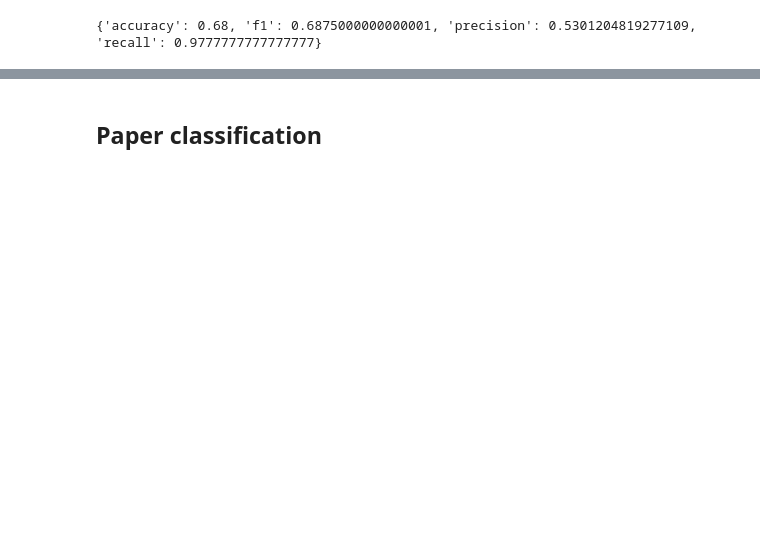
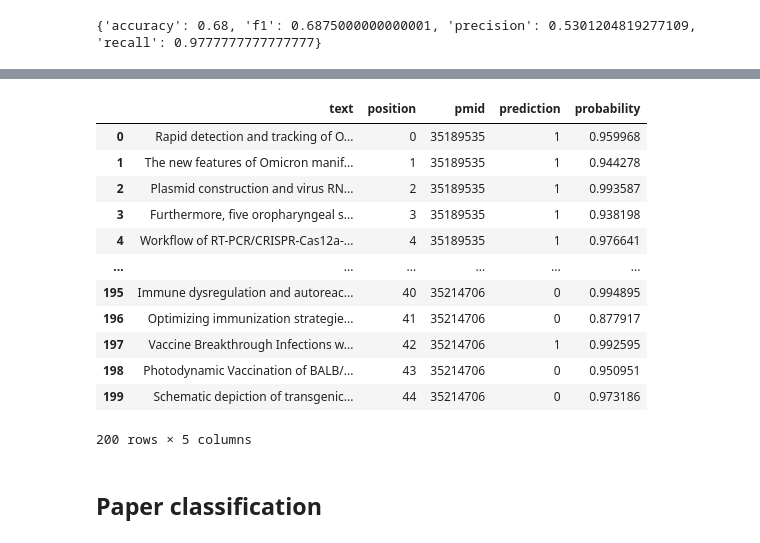
Before and after one commit to davidhy8/viriation, a Jupyter notebook: notebook/pipeline.ipynb, the cells around one changed output, grey strips where cells are left out. Saved outputs shown, nothing was run; the diff lists cells and outputs as text; code cells hidden in the pictures; blank space fills up the shorter version.

```diff
--- a/notebook/pipeline.ipynb
+++ b/notebook/pipeline.ipynb
@@ -269,6 +309,22 @@ chunked_data_df, chunked_data_pred = prediction_chunks(data[:10], tokenizer, tra
 [interactive output not drawn]
 [interactive output not drawn]
 [interactive output not drawn]
+# %%
+chunked_data_df
+# %% [output]
+|  | text | position | pmid | prediction | probability |
+| 0 | Rapid detection and tracking of O... | 0 | 35189535 | 1 | 0.959968 |
+| 1 | The new features of Omicron manif... | 1 | 35189535 | 1 | 0.944278 |
+| 2 | Plasmid construction and virus RN... | 2 | 35189535 | 1 | 0.993587 |
+| 3 | Furthermore, five oropharyngeal s... | 3 | 35189535 | 1 | 0.938198 |
+| 4 | Workflow of RT-PCR/CRISPR-Cas12a-... | 4 | 35189535 | 1 | 0.976641 |
+| ... | ... | ... | ... | ... | ... |
+| 195 | Immune dysregulation and autoreac... | 40 | 35214706 | 0 | 0.994895 |
+| 196 | Optimizing immunization strategie... | 41 | 35214706 | 0 | 0.877917 |
+| 197 | Vaccine Breakthrough Infections w... | 42 | 35214706 | 1 | 0.992595 |
+| 198 | Photodynamic Vaccination of BALB/... | 43 | 35214706 | 0 | 0.950951 |
+| 199 | Schematic depiction of transgenic... | 44 | 35214706 | 0 | 0.973186 |
+200 rows × 5 columns
 # %% [markdown]
 ## Paper classification
 # %%
```
Also changed, not shown: parts of 18 cells of this notebook.
